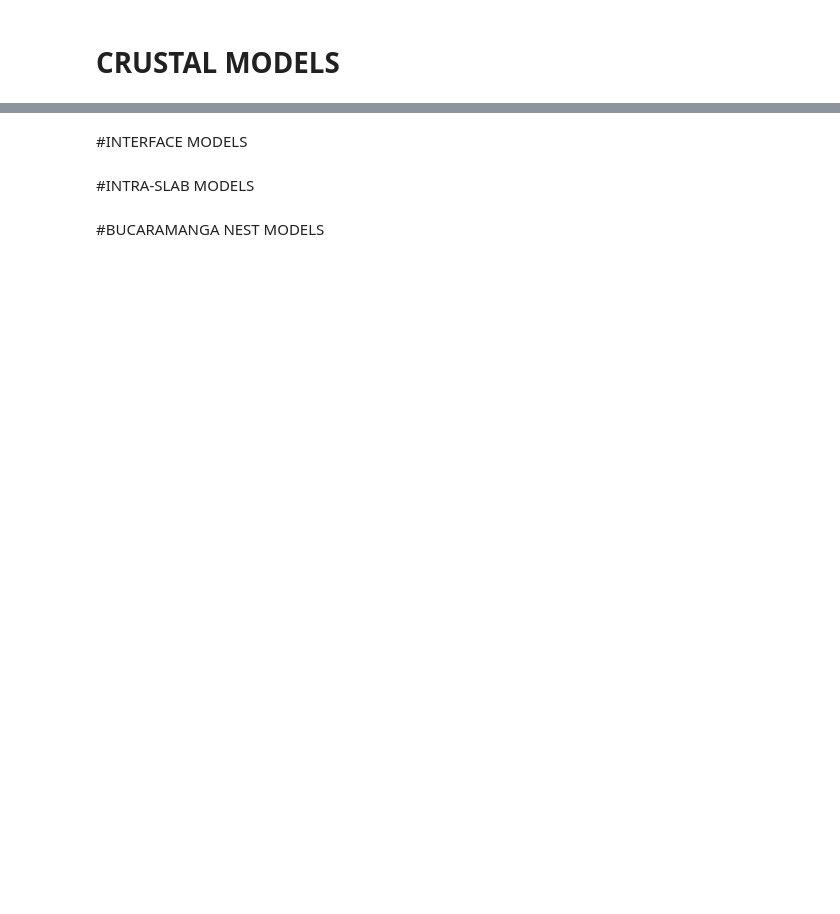
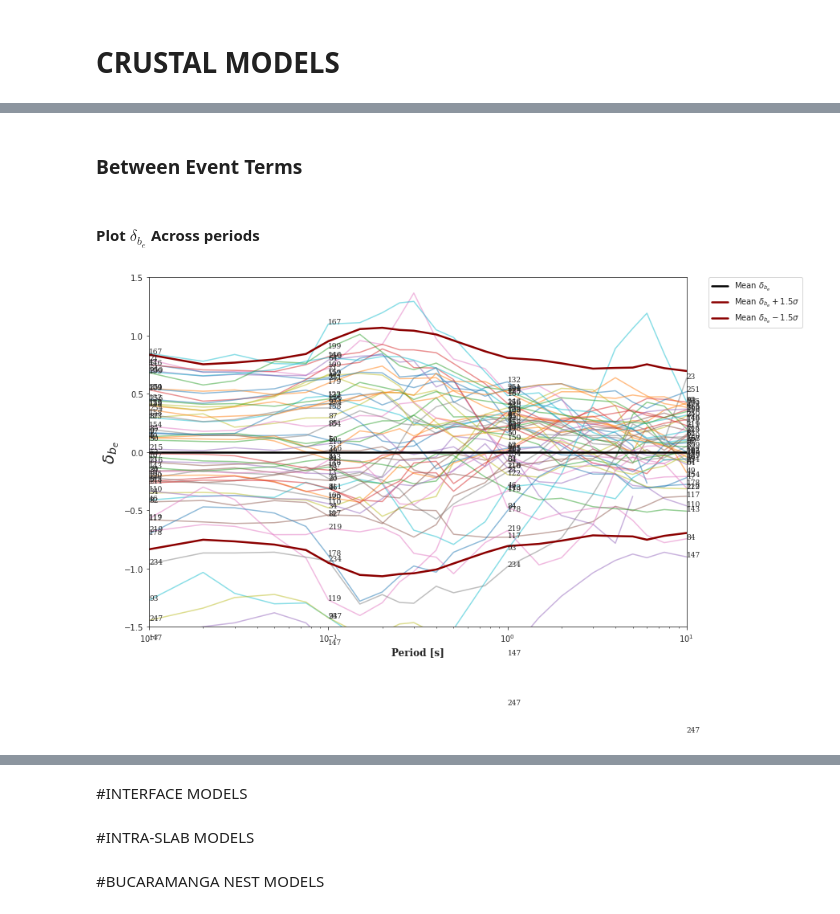
Before and after one commit to capajaro/GMMs-for-Colombia, a Jupyter notebook: Base_Control.ipynb, the cells around one changed output, grey strips where cells are left out. Cells and saved outputs as stored; diff of their text form; code cells hidden in the pictures; blank space fills up the shorter version.

```diff
--- a/Base_Control.ipynb
+++ b/Base_Control.ipynb
@@ -823,0 +1448,8 @@ def Reg_Calculations_Crustal(Ambiente, coeftoestimate ,cwd, Periodos_estaciones,
+# %% [markdown]
+### Between Event Terms
+# %% [markdown]
+#### Plot $\delta_{b_{e}}$ Across periods
+# %%
+Plot_dBe_per_Period(dBe_Matrix)
+# %% [output]
+[figure, added]
```
Also changed, not shown: parts of 69 cells of this notebook.
